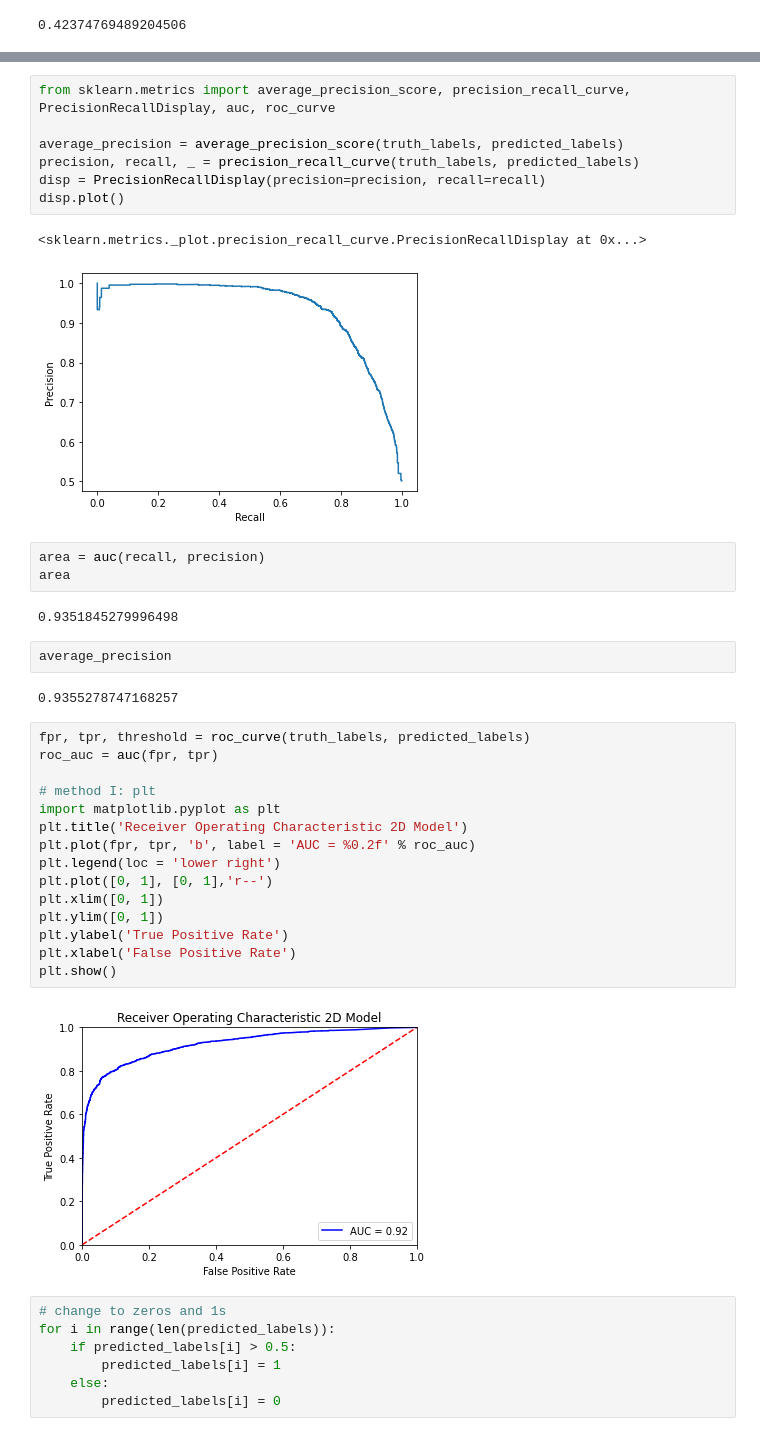
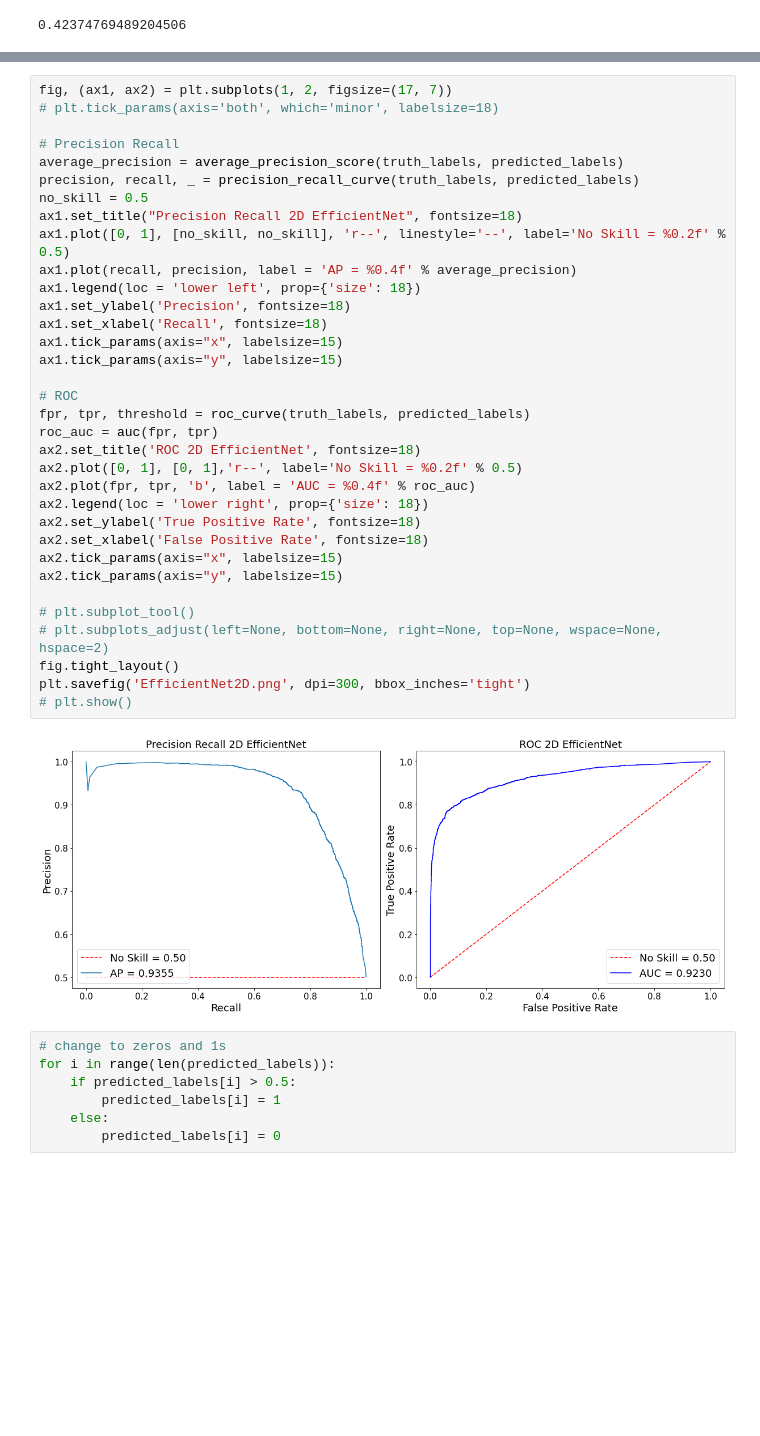
Before and after one commit to AugustasMacys/BachelorThesis, a Jupyter notebook: src/inference/ResultsAnalyser.ipynb, the cells around one changed output, grey strips where cells are left out. Cells and saved outputs as stored; diff of their text form; blank space fills up the shorter version.

```diff
--- a/src/inference/ResultsAnalyser.ipynb
+++ b/src/inference/ResultsAnalyser.ipynb
@@ -69,39 +68,39 @@ loss
-# %%
-from sklearn.metrics import average_precision_score, precision_recall_curve, PrecisionRecallDisplay, auc, roc_curve
-
-average_precision = average_precision_score(truth_labels, predicted_labels)
-precision, recall, _ = precision_recall_curve(truth_labels, predicted_labels)
-disp = PrecisionRecallDisplay(precision=precision, recall=recall)
-disp.plot()
-# %% [output]
-<sklearn.metrics._plot.precision_recall_curve.PrecisionRecallDisplay at 0x...>
-[figure, removed]
-# %%
-area = auc(recall, precision)
-area
-# %% [output]
-0.9351845279996498
-# %%
-average_precision
-# %% [output]
-0.9355278747168257
-# %%
-fpr, tpr, threshold = roc_curve(truth_labels, predicted_labels)
-roc_auc = auc(fpr, tpr)
-
-# method I: plt
-import matplotlib.pyplot as plt
-plt.title('Receiver Operating Characteristic 2D Model')
-plt.plot(fpr, tpr, 'b', label = 'AUC = %0.2f' % roc_auc)
-plt.legend(loc = 'lower right')
-plt.plot([0, 1], [0, 1],'r--')
-plt.xlim([0, 1])
-plt.ylim([0, 1])
-plt.ylabel('True Positive Rate')
-plt.xlabel('False Positive Rate')
-plt.show()
-# %% [output]
-[figure, removed]
+# %%
+fig, (ax1, ax2) = plt.subplots(1, 2, figsize=(17, 7))
+# plt.tick_params(axis='both', which='minor', labelsize=18)
+
+# Precision Recall
+average_precision = average_precision_score(truth_labels, predicted_labels)
+precision, recall, _ = precision_recall_curve(truth_labels, predicted_labels)
+no_skill = 0.5
+ax1.set_title("Precision Recall 2D EfficientNet", fontsize=18)
+ax1.plot([0, 1], [no_skill, no_skill], 'r--', linestyle='--', label='No Skill = %0.2f' % 0.5)
+ax1.plot(recall, precision, label = 'AP = %0.4f' % average_precision)
+ax1.legend(loc = 'lower left', prop={'size': 18})
+ax1.set_ylabel('Precision', fontsize=18)
+ax1.set_xlabel('Recall', fontsize=18)
+ax1.tick_params(axis="x", labelsize=15)
+ax1.tick_params(axis="y", labelsize=15)
+
+# ROC
+fpr, tpr, threshold = roc_curve(truth_labels, predicted_labels)
+roc_auc = auc(fpr, tpr)
+ax2.set_title('ROC 2D EfficientNet', fontsize=18)
+ax2.plot([0, 1], [0, 1],'r--', label='No Skill = %0.2f' % 0.5)
+ax2.plot(fpr, tpr, 'b', label = 'AUC = %0.4f' % roc_auc)
+ax2.legend(loc = 'lower right', prop={'size': 18})
+ax2.set_ylabel('True Positive Rate', fontsize=18)
+ax2.set_xlabel('False Positive Rate', fontsize=18)
+ax2.tick_params(axis="x", labelsize=15)
+ax2.tick_params(axis="y", labelsize=15)
+
+# plt.subplot_tool()
+# plt.subplots_adjust(left=None, bottom=None, right=None, top=None, wspace=None, hspace=2)
+fig.tight_layout()
+plt.savefig('EfficientNet2D.png', dpi=300, bbox_inches='tight')
+# plt.show()
+# %% [output]
+[figure, added]
 # %%
 # change to zeros and 1s
 for i in range(len(predicted_labels)):
```
Also changed, not shown: parts of 20 cells of this notebook, 18 other files.
